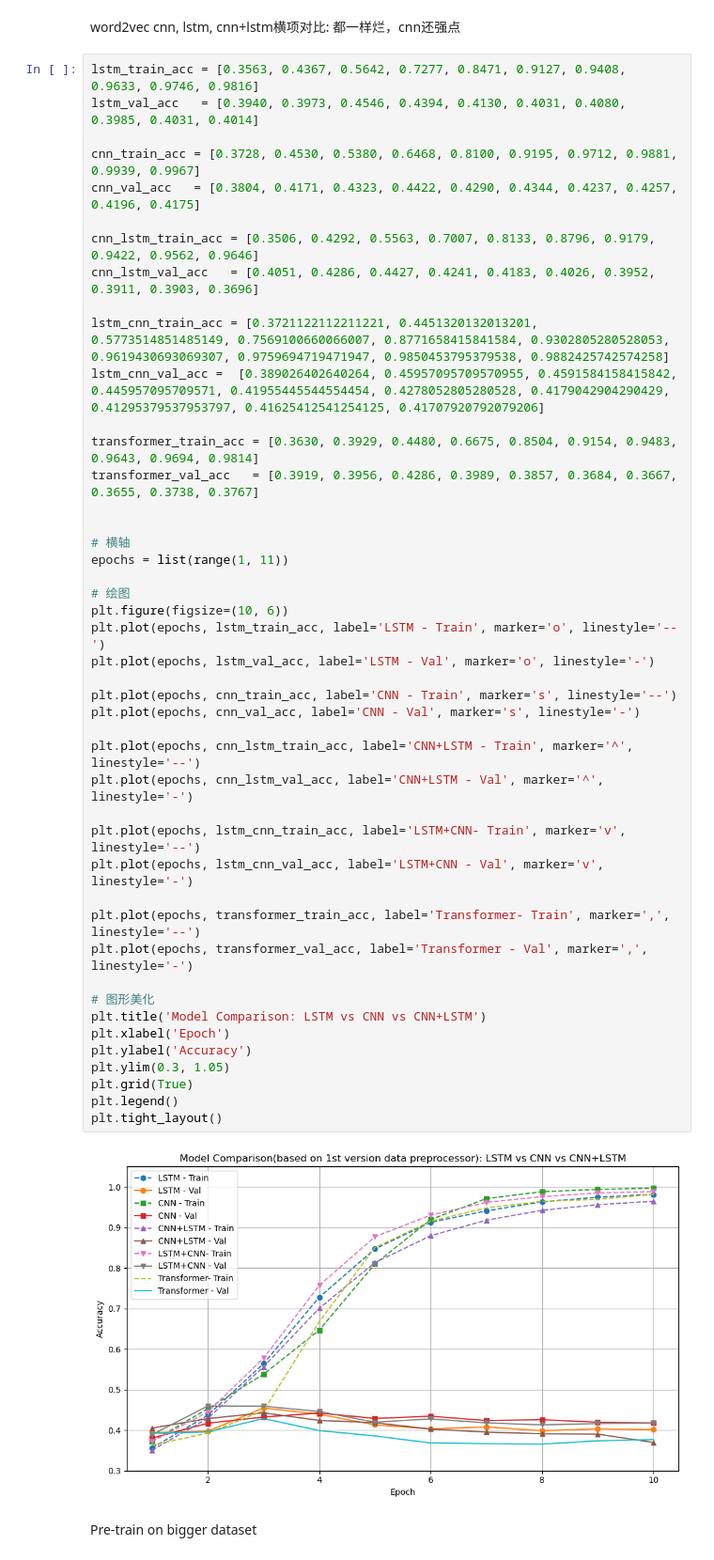
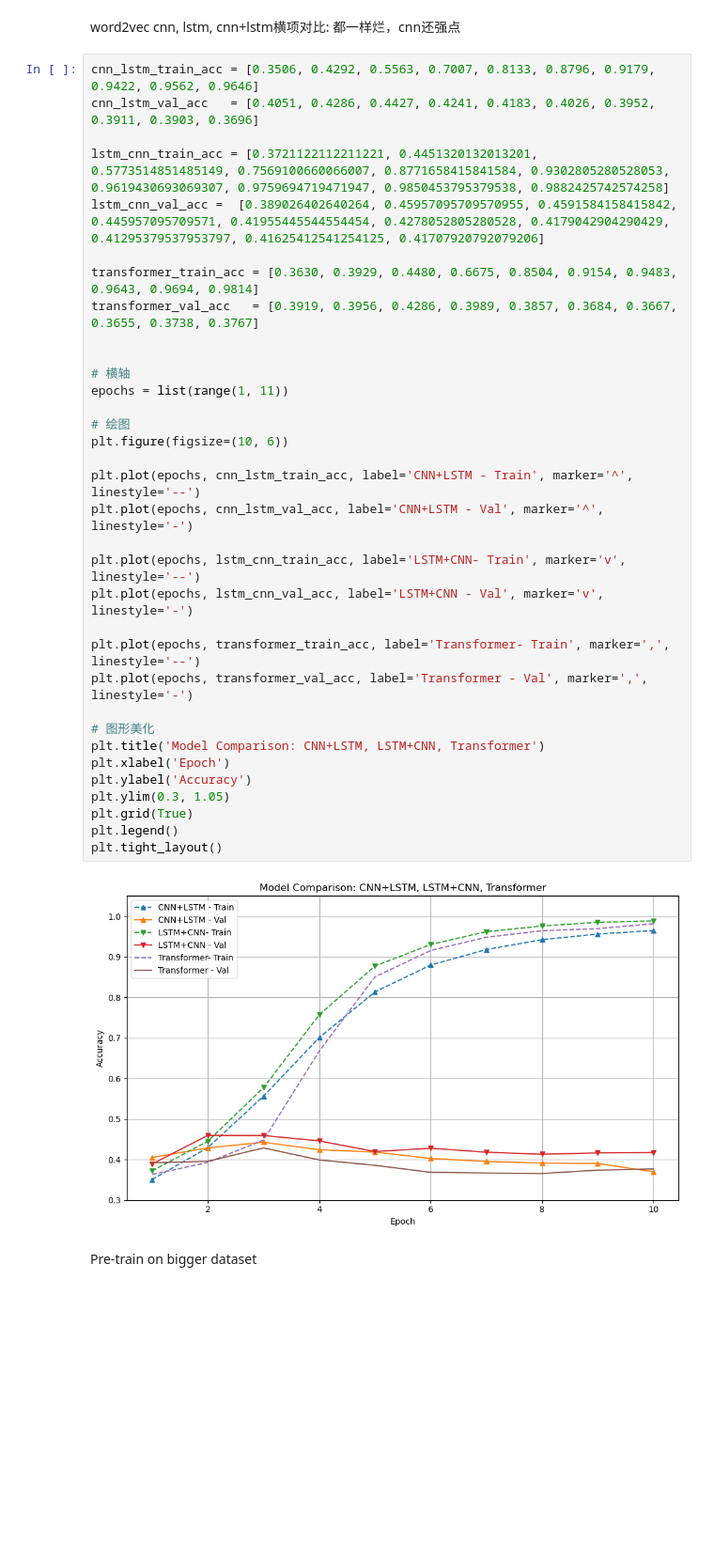
Before and after one commit to amamiya-yuuko-1225/deepml-project, a Jupyter notebook: project.ipynb, the cells around one changed output. Shown at 94% size. Drawn from its saved outputs; the diff is of its cells as text; blank space fills up the shorter version.

```diff
--- a/project.ipynb
+++ b/project.ipynb
@@ -549,52 +1050,41 @@ plot(transformer_train_acc, transformer_val_acc)
 word2vec cnn, lstm, cnn+lstm横项对比:
 都一样烂，cnn还强点
 # %%
-lstm_train_acc = [0.3563, 0.4367, 0.5642, 0.7277, 0.8471, 0.9127, 0.9408, 0.9633, 0.9746, 0.9816]
-lstm_val_acc   = [0.3940, 0.3973, 0.4546, 0.4394, 0.4130, 0.4031, 0.4080, 0.3985, 0.4031, 0.4014]
-
-cnn_train_acc = [0.3728, 0.4530, 0.5380, 0.6468, 0.8100, 0.9195, 0.9712, 0.9881, 0.9939, 0.9967]
-cnn_val_acc   = [0.3804, 0.4171, 0.4323, 0.4422, 0.4290, 0.4344, 0.4237, 0.4257, 0.4196, 0.4175]
-
 cnn_lstm_train_acc = [0.3506, 0.4292, 0.5563, 0.7007, 0.8133, 0.8796, 0.9179, 0.9422, 0.9562, 0.9646]
 cnn_lstm_val_acc   = [0.4051, 0.4286, 0.4427, 0.4241, 0.4183, 0.4026, 0.3952, 0.3911, 0.3903, 0.3696]
 
 lstm_cnn_train_acc = [0.3721122112211221, 0.4451320132013201, 0.5773514851485149, 0.7569100660066007, 0.8771658415841584, 0.9302805280528053, 0.9619430693069307, 0.9759694719471947, 0.9850453795379538, 0.9882425742574258]
 lstm_cnn_val_acc =  [0.389026402640264, 0.45957095709570955, 0.4591584158415842, 0.445957095709571, 0.41955445544554454, 0.4278052805280528, 0.4179042904290429, 0.41295379537953797, 0.41625412541254125, 0.41707920792079206]
 
 transformer_train_acc = [0.3630, 0.3929, 0.4480, 0.6675, 0.8504, 0.9154, 0.9483, 0.9643, 0.9694, 0.9814]
 transformer_val_acc   = [0.3919, 0.3956, 0.4286, 0.3989, 0.3857, 0.3684, 0.3667, 0.3655, 0.3738, 0.3767]
 
 
 # 横轴
 epochs = list(range(1, 11))
 
 # 绘图
 plt.figure(figsize=(10, 6))
-plt.plot(epochs, lstm_train_acc, label='LSTM - Train', marker='o', linestyle='--')
-plt.plot(epochs, lstm_val_acc, label='LSTM - Val', marker='o', linestyle='-')
-
-plt.plot(epochs, cnn_train_acc, label='CNN - Train', marker='s', linestyle='--')
-plt.plot(epochs, cnn_val_acc, label='CNN - Val', marker='s', linestyle='-')
 
 plt.plot(epochs, cnn_lstm_train_acc, label='CNN+LSTM - Train', marker='^', linestyle='--')
 plt.plot(epochs, cnn_lstm_val_acc, label='CNN+LSTM - Val', marker='^', linestyle='-')
 
 plt.plot(epochs, lstm_cnn_train_acc, label='LSTM+CNN- Train', marker='v', linestyle='--')
 plt.plot(epochs, lstm_cnn_val_acc, label='LSTM+CNN - Val', marker='v', linestyle='-')
 
 plt.plot(epochs, transformer_train_acc, label='Transformer- Train', marker=',', linestyle='--')
 plt.plot(epochs, transformer_val_acc, label='Transformer - Val', marker=',', linestyle='-')
 
 # 图形美化
-plt.title('Model Comparison: LSTM vs CNN vs CNN+LSTM')
+plt.title('Model Comparison: CNN+LSTM, LSTM+CNN, Transformer')
 plt.xlabel('Epoch')
 plt.ylabel('Accuracy')
 plt.ylim(0.3, 1.05)
 plt.grid(True)
 plt.legend()
 plt.tight_layout()
 # %% [output]
-[figure, old version]
+[figure, new version]
 # %% [markdown]
 Pre-train on bigger dataset
 # %%
```
Also changed, not shown: parts of 27 cells of this notebook, 3 other files.
